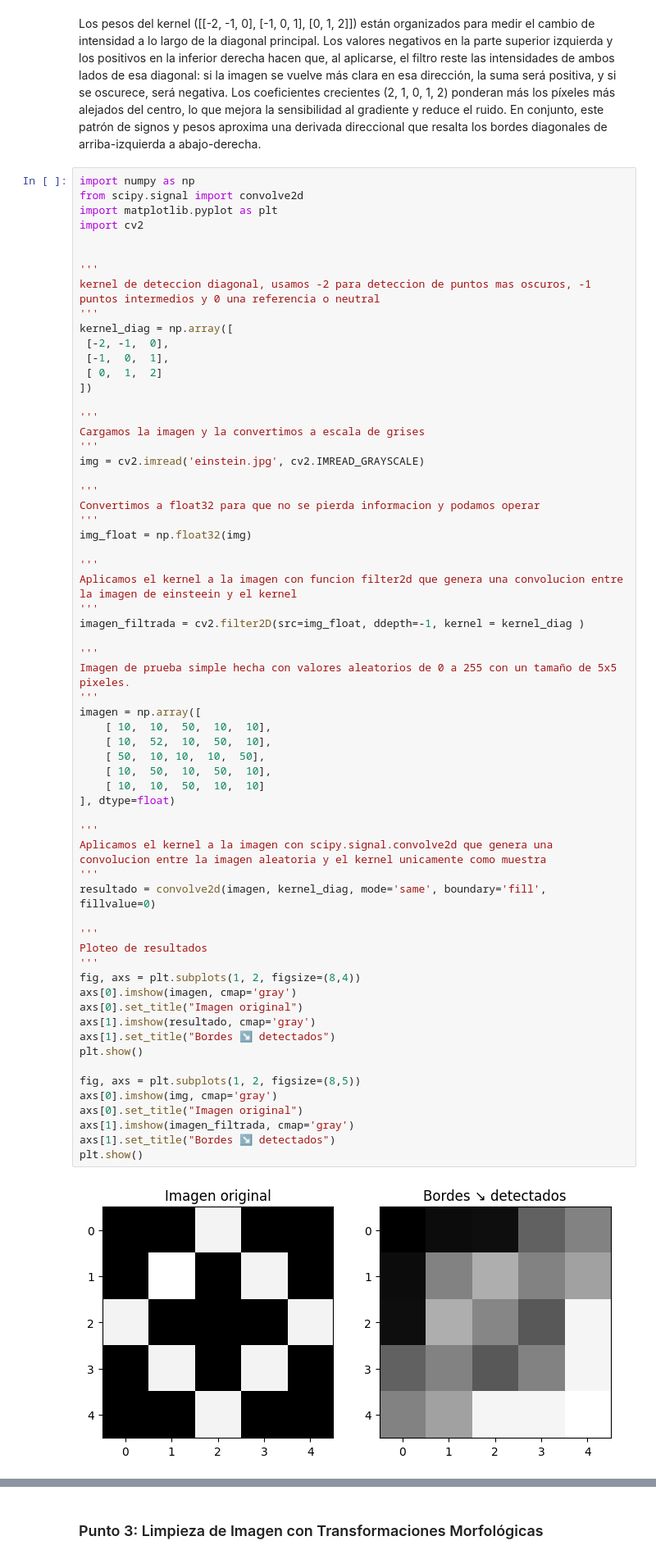
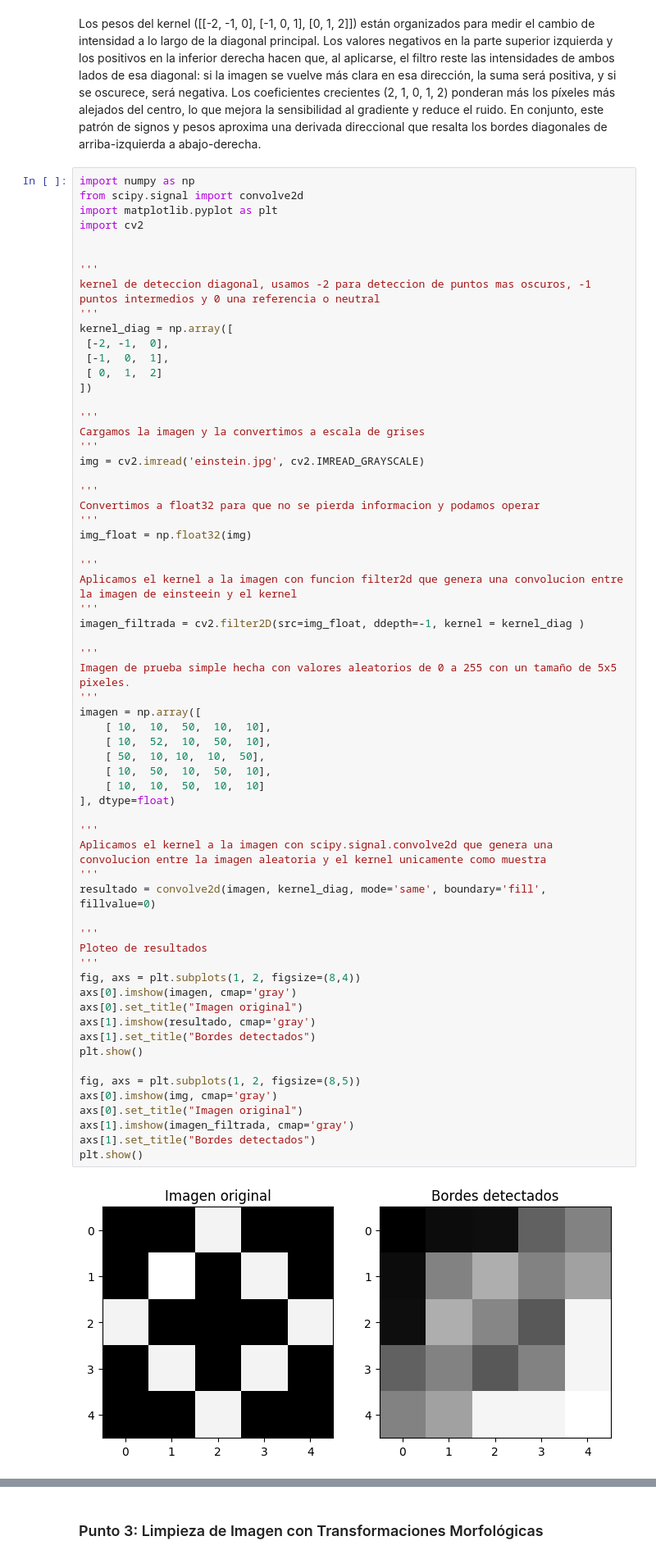
Before and after one commit to JuannMontoya/PDI_2025_2, a Jupyter notebook: Parcial_1_PDI.ipynb, the cells around one changed output, grey strips where cells are left out. Shown at 82% size. Drawn from its saved outputs; the diff is of its cells as text.

```diff
--- a/Parcial_1_PDI.ipynb
+++ b/Parcial_1_PDI.ipynb
@@ -179,33 +181,33 @@ imagen_filtrada = cv2.filter2D(src=img_float, ddepth=-1, kernel = kernel_diag )
 Imagen de prueba simple hecha con valores aleatorios de 0 a 255 con un tamaño de 5x5 pixeles.
 '''
 imagen = np.array([
     [ 10,  10,  50,  10,  10],
     [ 10,  52,  10,  50,  10],
     [ 50,  10, 10,  10,  50],
     [ 10,  50,  10,  50,  10],
     [ 10,  10,  50,  10,  10]
 ], dtype=float)
 
 '''
 Aplicamos el kernel a la imagen con scipy.signal.convolve2d que genera una convolucion entre la imagen aleatoria y el kernel unicamente como muestra
 '''
 resultado = convolve2d(imagen, kernel_diag, mode='same', boundary='fill', fillvalue=0)
 
 '''
 Ploteo de resultados
 '''
 fig, axs = plt.subplots(1, 2, figsize=(8,4))
 axs[0].imshow(imagen, cmap='gray')
 axs[0].set_title("Imagen original")
 axs[1].imshow(resultado, cmap='gray')
-axs[1].set_title("Bordes ↘️ detectados")
+axs[1].set_title("Bordes detectados")
 plt.show()
 
 fig, axs = plt.subplots(1, 2, figsize=(8,5))
 axs[0].imshow(img, cmap='gray')
 axs[0].set_title("Imagen original")
 axs[1].imshow(imagen_filtrada, cmap='gray')
-axs[1].set_title("Bordes ↘️ detectados")
+axs[1].set_title("Bordes detectados")
 plt.show()
 # %% [output]
-[figure, old version]
+[figure, new version]
```
Also changed, not shown: parts of 5 cells of this notebook.
